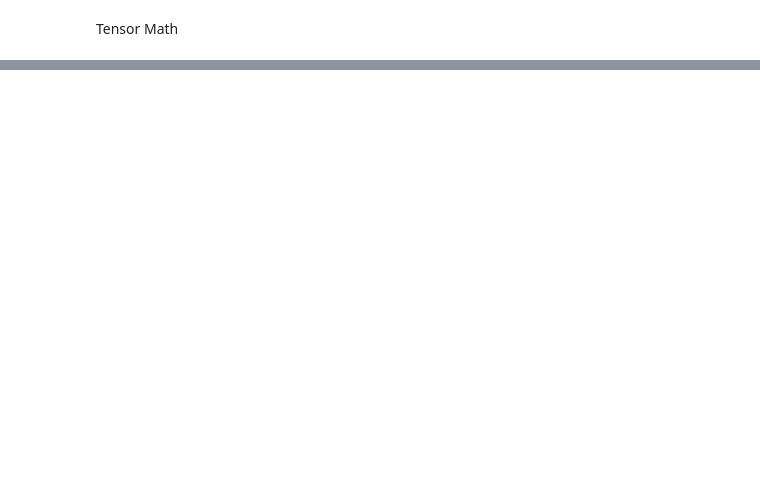
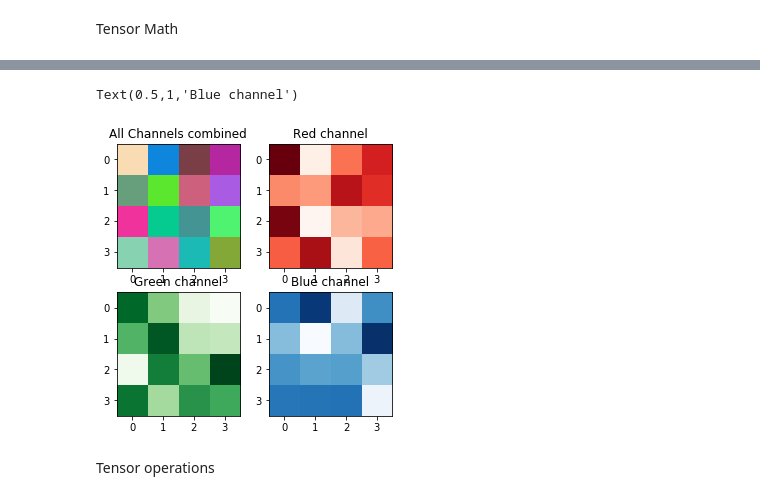
Before and after one commit to lakshmipriya04/DeepLearning, a Jupyter notebook: CNN/cnn.ipynb, the cells around one changed output, grey strips where cells are left out. Saved outputs shown, nothing was run; the diff lists cells and outputs as text; code cells hidden in the pictures; blank space fills up the shorter version.

```diff
--- a/CNN/cnn.ipynb
+++ b/CNN/cnn.ipynb
@@ -164,0 +210,3 @@ A = np.random.randint(10,siz)
+# %%
+img = np.random.randint(255, size=(4, 4, 3), dtype='uint8')
+img
@@ -164,0 +233,22 @@ A = np.random.randint(10,siz)
+# %%
+plt.figure(figsize=(5, 5))
+plt.subplot(221)
+plt.imshow(img)
+plt.title("All Channels combined")
+
+plt.subplot(222)
+plt.imshow(img[:, : , 0], cmap='Reds')
+plt.title("Red channel")
+
+plt.subplot(223)
+plt.imshow(img[:, : , 1], cmap='Greens')
+plt.title("Green channel")
+
+plt.subplot(224)
+plt.imshow(img[:, : , 2], cmap='Blues')
+plt.title("Blue channel")
+# %% [output]
+Text(0.5,1,'Blue channel')
+[figure, added]
+# %% [markdown]
+Tensor operations
```
Also changed, not shown: parts of 57 cells of this notebook, 5 other files.
